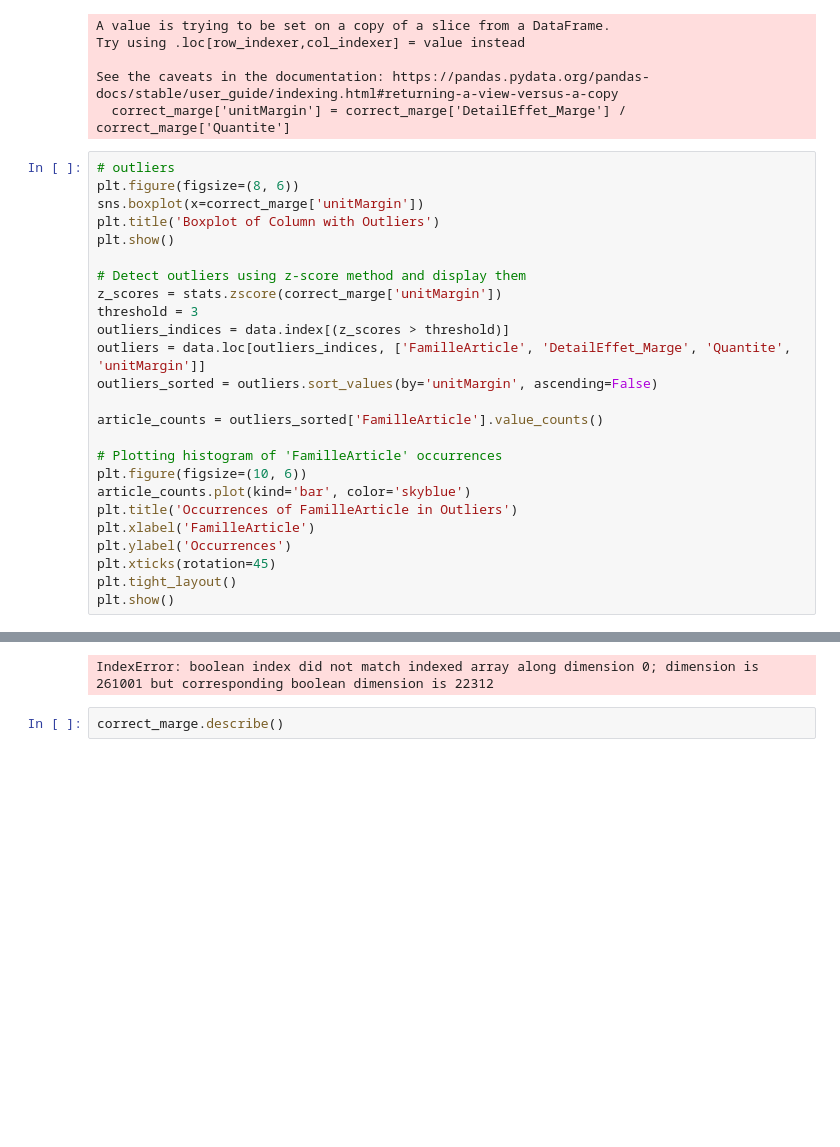
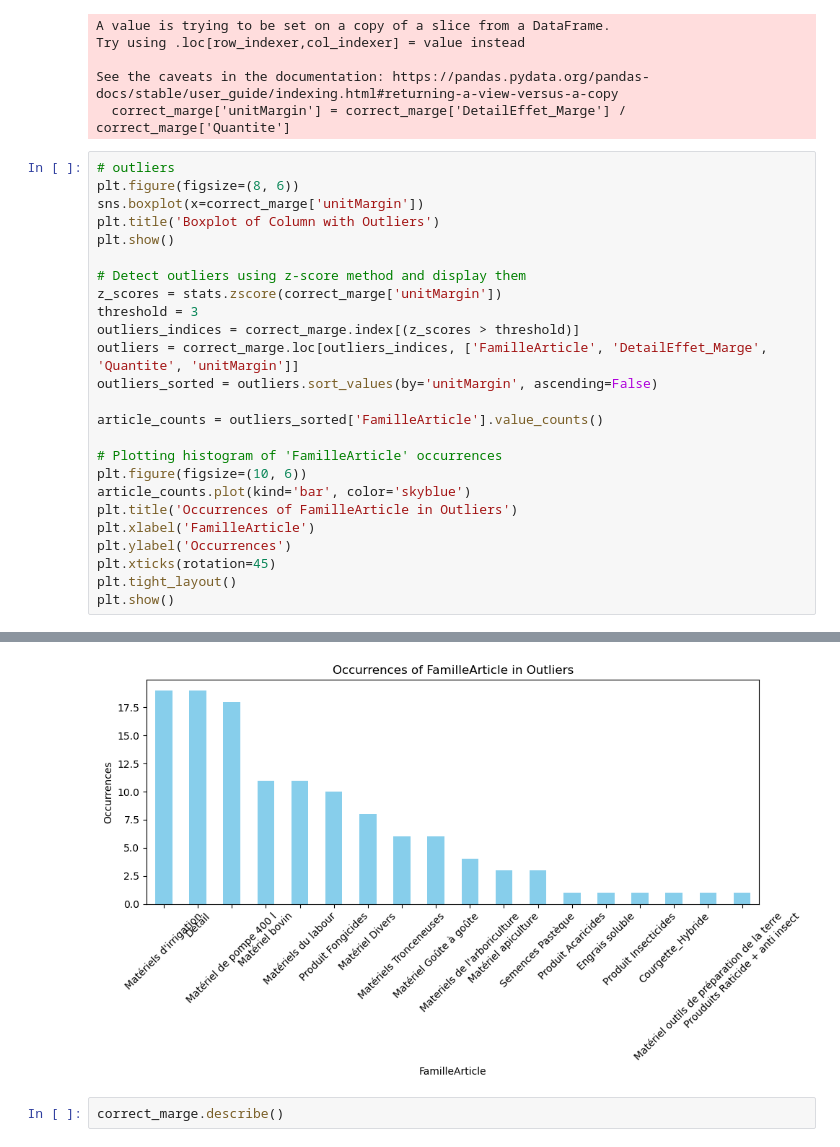
Before and after one commit to djallilou13/data_maining_project, a Jupyter notebook: project.ipynb, the cells around one changed output, grey strips where cells are left out. Drawn from its saved outputs; the diff is of its cells as text; blank space fills up the shorter version.

```diff
--- a/project.ipynb
+++ b/project.ipynb
@@ -247,31 +260,31 @@ See the caveats in the documentation: https://pandas.pydata.org/pandas-docs/stab
 # %%
 # outliers
 plt.figure(figsize=(8, 6))
 sns.boxplot(x=correct_marge['unitMargin'])
 plt.title('Boxplot of Column with Outliers')
 plt.show()
 
 # Detect outliers using z-score method and display them
 z_scores = stats.zscore(correct_marge['unitMargin'])
 threshold = 3
-outliers_indices = data.index[(z_scores > threshold)]
-outliers = data.loc[outliers_indices, ['FamilleArticle', 'DetailEffet_Marge', 'Quantite', 'unitMargin']]
+outliers_indices = correct_marge.index[(z_scores > threshold)]
+outliers = correct_marge.loc[outliers_indices, ['FamilleArticle', 'DetailEffet_Marge', 'Quantite', 'unitMargin']]
 outliers_sorted = outliers.sort_values(by='unitMargin', ascending=False)
 
 article_counts = outliers_sorted['FamilleArticle'].value_counts()
 
 # Plotting histogram of 'FamilleArticle' occurrences
 plt.figure(figsize=(10, 6))
 article_counts.plot(kind='bar', color='skyblue')
 plt.title('Occurrences of FamilleArticle in Outliers')
 plt.xlabel('FamilleArticle')
 plt.ylabel('Occurrences')
 plt.xticks(rotation=45)
 plt.tight_layout()
 plt.show()
 # %% [output]
 [figure]
-IndexError: boolean index did not match indexed array along dimension 0; dimension is 261001 but corresponding boolean dimension is 22312
+[figure, added]
 # %%
 correct_marge.describe()
 # %% [output]
```
Also changed, not shown: parts of 43 cells of this notebook, 35 other files.
